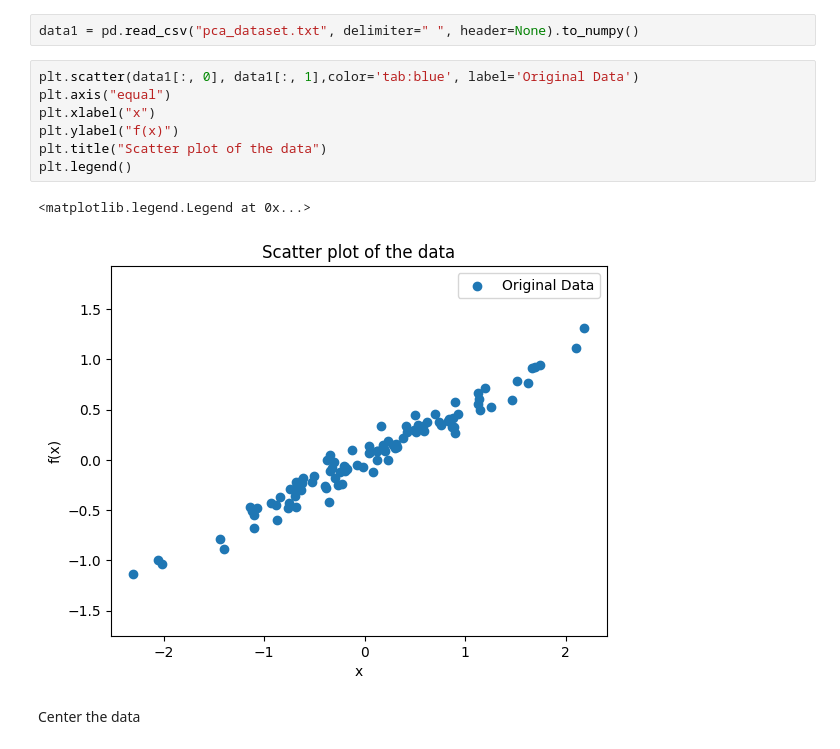
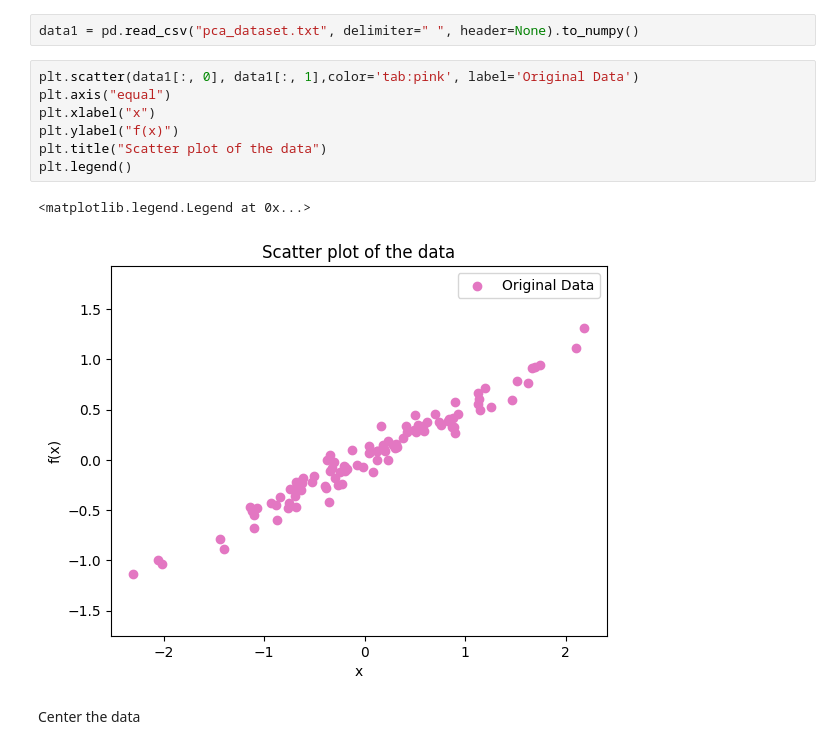
Before and after one commit to HUWENBIN2024/ML_Crowd_Modeling_and_Simulation, a Jupyter notebook: ex3/task1_1/task1.ipynb, the cells around one changed output. Saved outputs shown, nothing was run; the diff lists cells and outputs as text.

```diff
--- a/ex3/task1_1/task1.ipynb
+++ b/ex3/task1_1/task1.ipynb
@@ -12,15 +12,15 @@ read and plot data
 # %%
 data1 = pd.read_csv("pca_dataset.txt", delimiter=" ", header=None).to_numpy()
 # %%
-plt.scatter(data1[:, 0], data1[:, 1],color='tab:blue', label='Original Data')
+plt.scatter(data1[:, 0], data1[:, 1],color='tab:pink', label='Original Data')
 plt.axis("equal")
 plt.xlabel("x")
 plt.ylabel("f(x)")
 plt.title("Scatter plot of the data")
 plt.legend()
 # %% [output]
 <matplotlib.legend.Legend at 0x...>
-[figure, old version]
+[figure, new version]
 # %% [markdown]
 Center the data
 # %%
```
Also changed, not shown: parts of 2 cells of this notebook.
